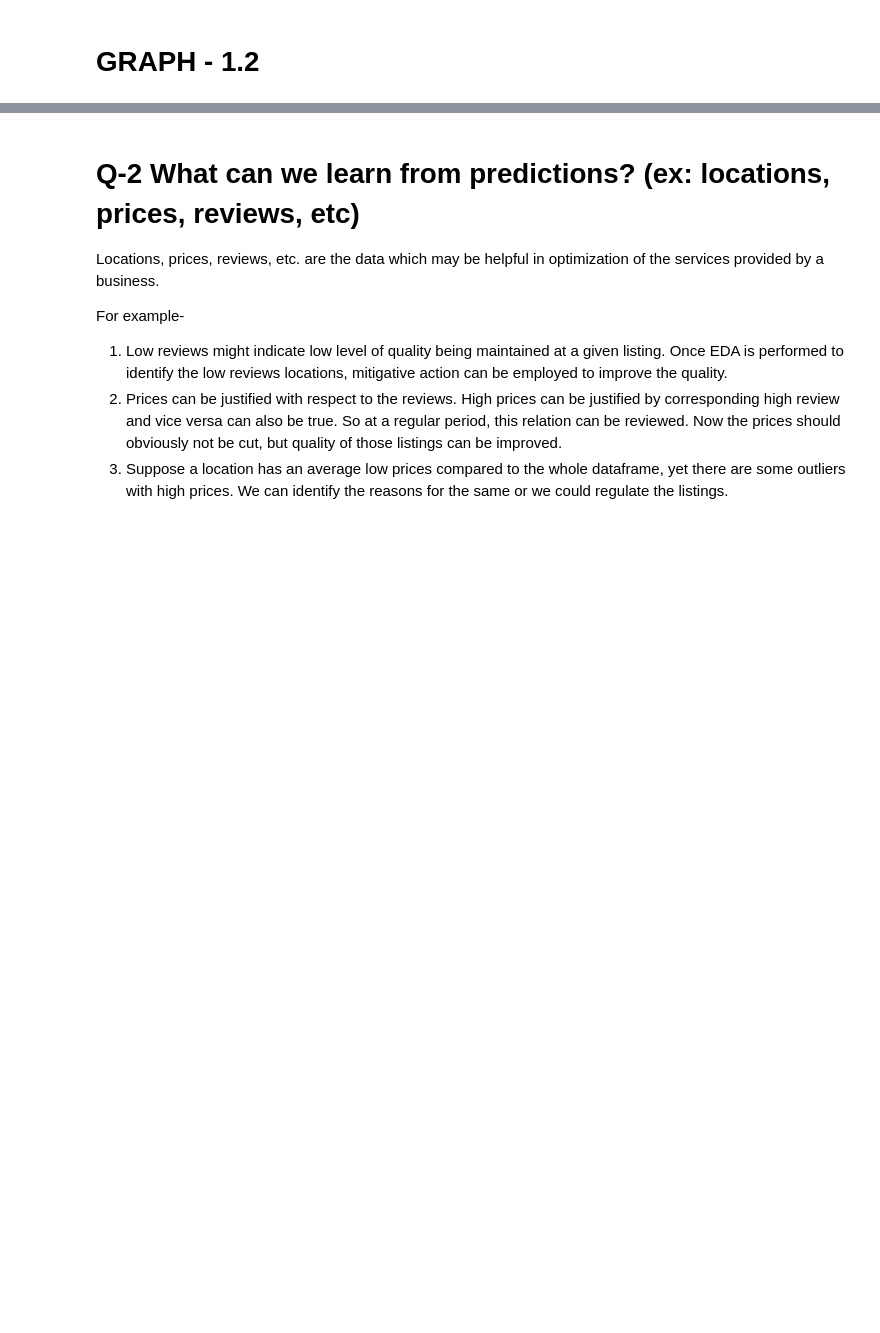
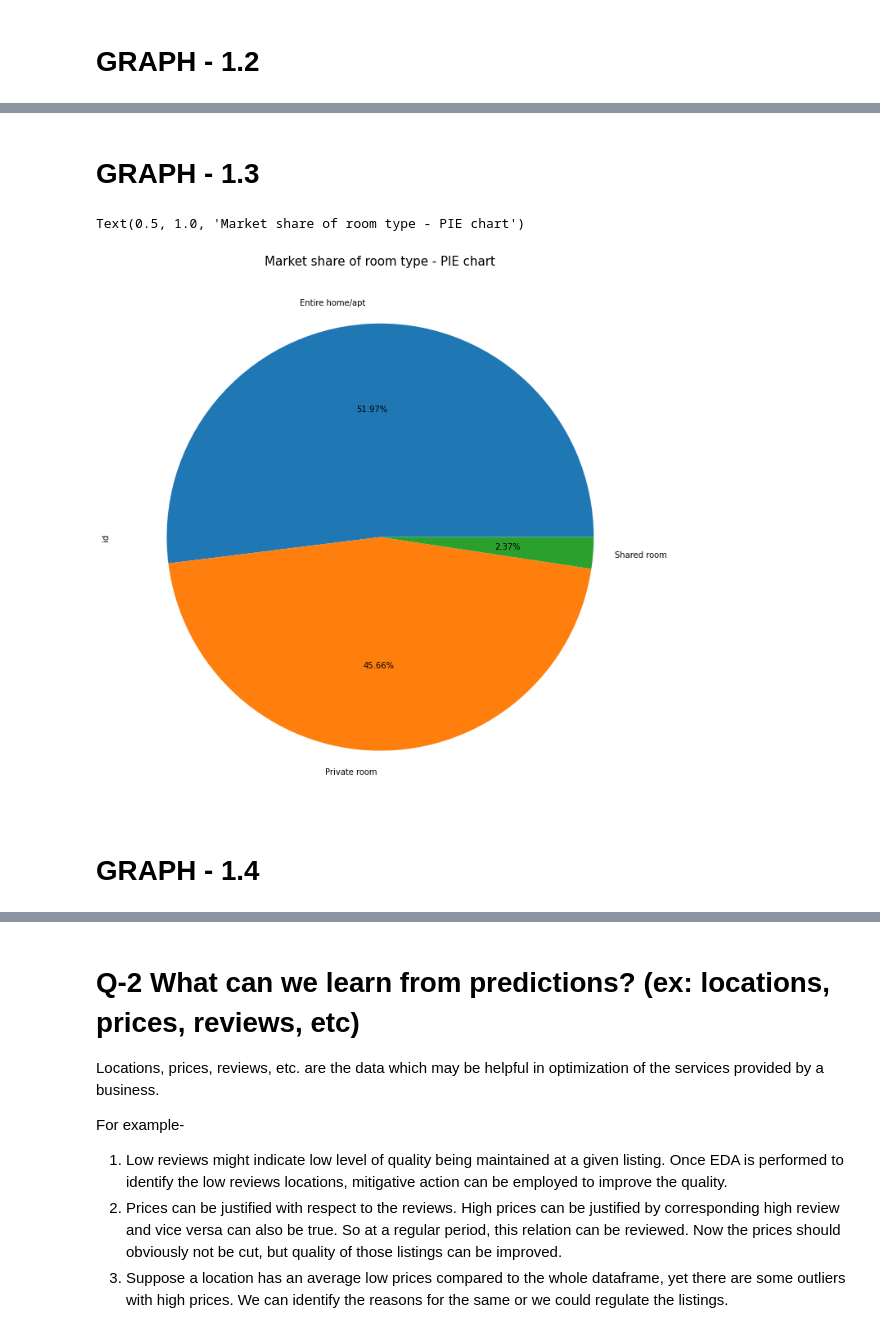
Before and after one commit to 66aadesh/AirBnB-Bookings-EDA, a Jupyter notebook: Copy_of_Airbnb_Bookings_Analysis_Capstone_Project.ipynb, the cells around one changed output, grey strips where cells are left out. Saved outputs shown, nothing was run; the diff lists cells and outputs as text; code cells hidden in the pictures; blank space fills up the shorter version.

```diff
--- a/Copy_of_Airbnb_Bookings_Analysis_Capstone_Project.ipynb
+++ b/Copy_of_Airbnb_Bookings_Analysis_Capstone_Project.ipynb
@@ -272,0 +285,15 @@ Text(0.5, 1.0, 'Neighbourhood vs Number of listings - PIE chart')
+# %% [markdown]
+# GRAPH - 1.3
+# %%
+# Let us have a look at the room_type share in the data.
+room_type_distribution=airbnb_df.groupby('room_type')['id'].count()
+room_type_distribution
+# %%
+# We will plot the share of different room_type in the data.
+pie_6=room_type_distribution.plot.pie(figsize=(20,12), fontsize=10,autopct='%1.2f%%')
+pie_6.set_title("Market share of room type - PIE chart", fontsize=15)
+# %% [output]
+Text(0.5, 1.0, 'Market share of room type - PIE chart')
+[figure, added]
+# %% [markdown]
+# GRAPH - 1.4
```
Also changed, not shown: parts of 37 cells of this notebook.
